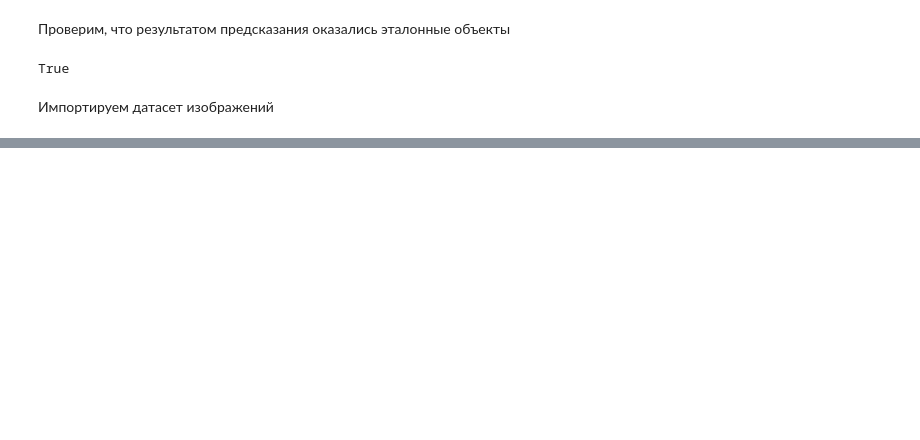
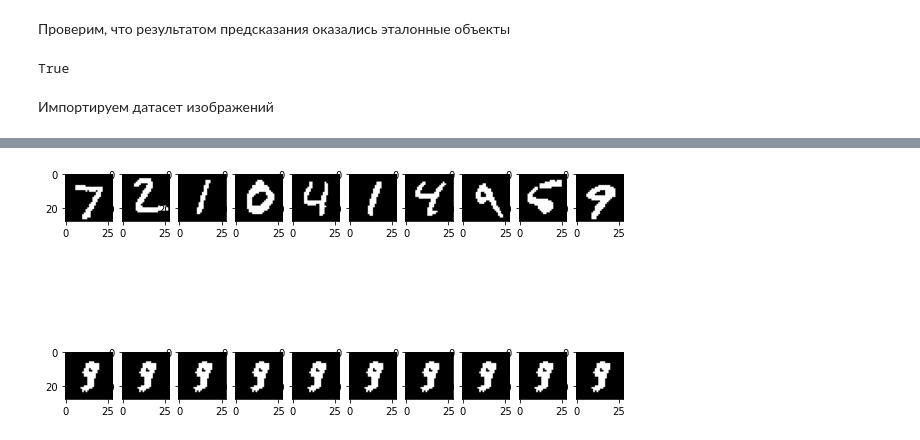
Before and after one commit to tsyploff/modern-problems-of-applied-math-and-computer-science, a Jupyter notebook: hopfield_network/Hopfield network.ipynb, the cells around one changed output, grey strips where cells are left out. Cells and saved outputs as stored; diff of their text form; code cells hidden in the pictures; blank space fills up the shorter version.

```diff
--- a/hopfield_network/Hopfield network.ipynb
+++ b/hopfield_network/Hopfield network.ipynb
@@ -74,0 +94,3 @@ True
+# %%
+full_sample = np.array(np.sign(X_train.reshape(X_train.shape[0], 784) - X_train.mean()), dtype=np.int32)
+test = np.array(np.sign(X_test.reshape(X_test.shape[0], 784) - X_train.mean()), dtype=np.int32)
@@ -74,0 +111,2 @@ True
+# %%
+hn = HopfieldNetwork(max_iter=1024).fit(sample)
@@ -74,0 +119,12 @@ True
+# %%
+pred = hn.predict(test[20:30])
+# %%
+fig, ax = plt.subplots(2, 10, figsize=(10, 6))
+
+for i in range(10):
+    ax[0, i].imshow(test[i].reshape(28, 28), cmap=plt.get_cmap('gray'))
+    ax[1, i].imshow(pred[i].reshape(28, 28), cmap=plt.get_cmap('gray'))
+
+plt.show()
+# %% [output]
+[figure, added]
```
Also changed, not shown: parts of 13 cells of this notebook.
